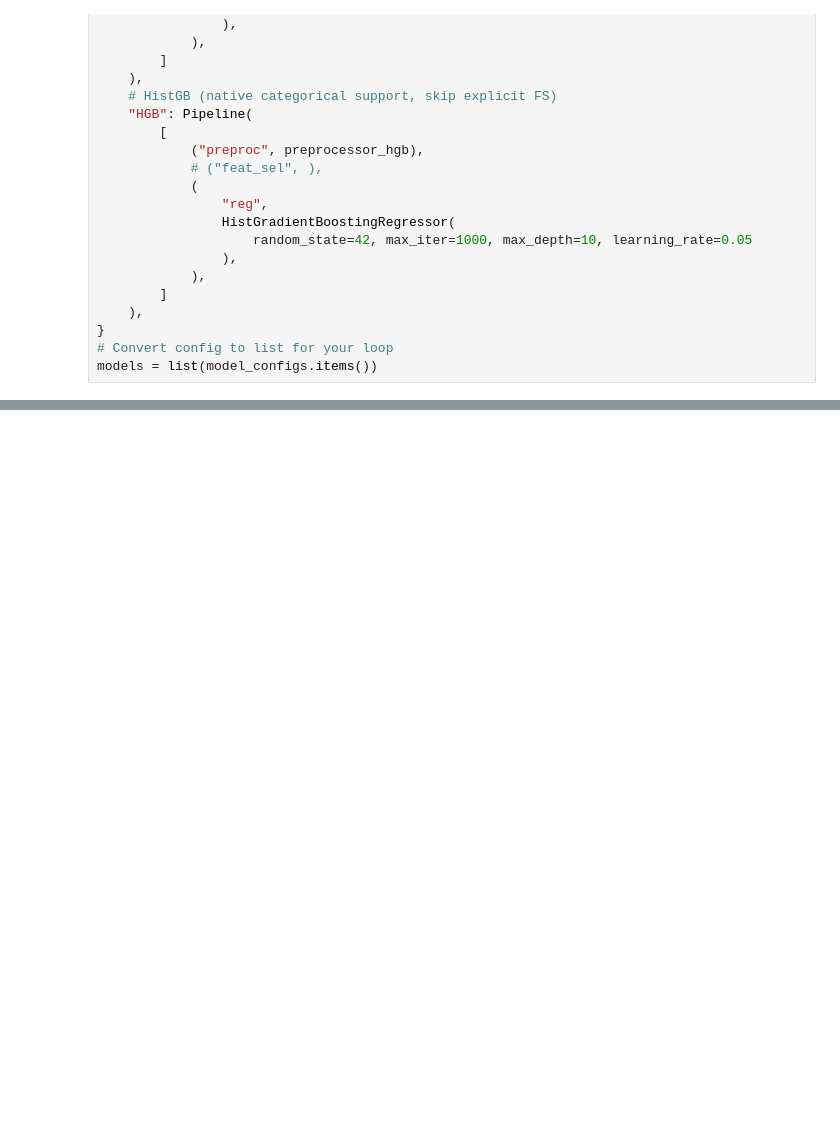
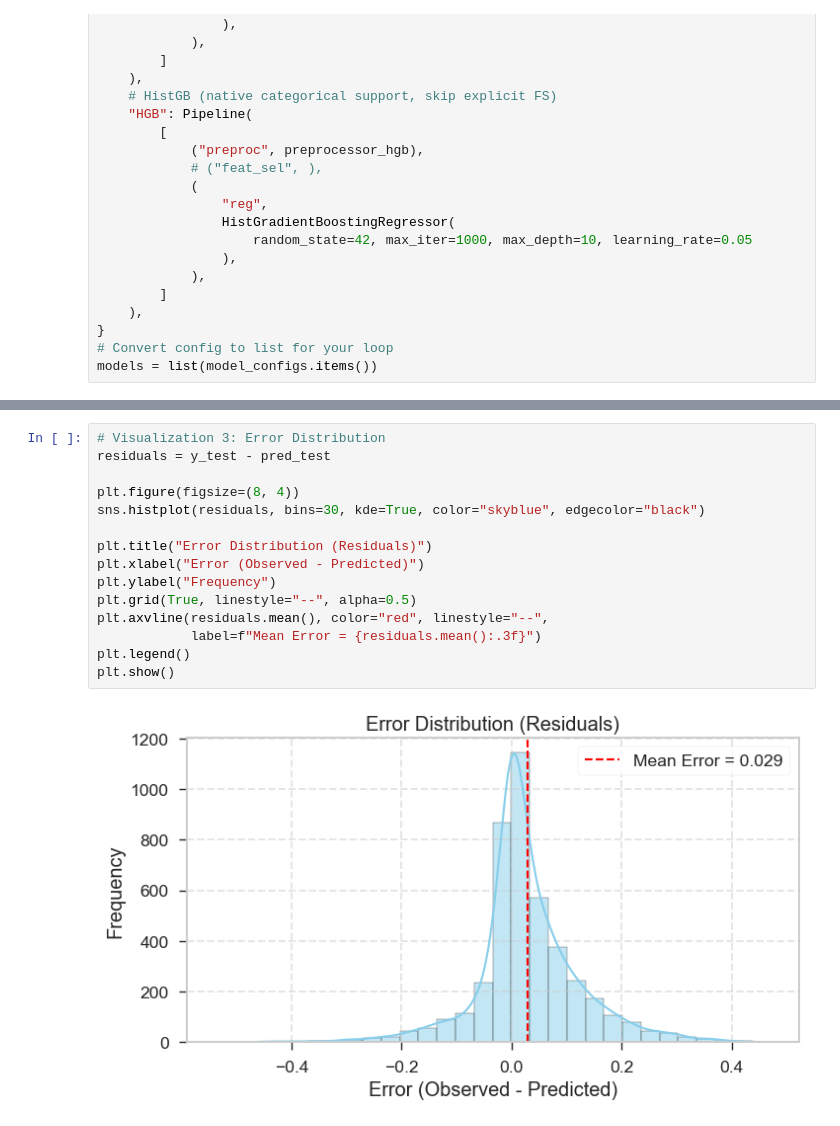
Before and after one commit to bernardobadc/bike-sharing-demand-analysis, a Jupyter notebook: model_training.ipynb, the cells around one changed output, grey strips where cells are left out. Saved outputs shown, nothing was run; the diff lists cells and outputs as text; blank space fills up the shorter version.

```diff
--- a/model_training.ipynb
+++ b/model_training.ipynb
@@ -330,0 +434,17 @@ HGB: 0.823732 (0.048395)
+# %%
+# Visualization 3: Error Distribution
+residuals = y_test - pred_test
+
+plt.figure(figsize=(8, 4))
+sns.histplot(residuals, bins=30, kde=True, color="skyblue", edgecolor="black")
+
+plt.title("Error Distribution (Residuals)")
+plt.xlabel("Error (Observed - Predicted)")
+plt.ylabel("Frequency")
+plt.grid(True, linestyle="--", alpha=0.5)
+plt.axvline(residuals.mean(), color="red", linestyle="--",
+            label=f"Mean Error = {residuals.mean():.3f}")
+plt.legend()
+plt.show()
+# %% [output]
+[figure, added]
```
Also changed, not shown: parts of 15 cells of this notebook, 5 other files.
